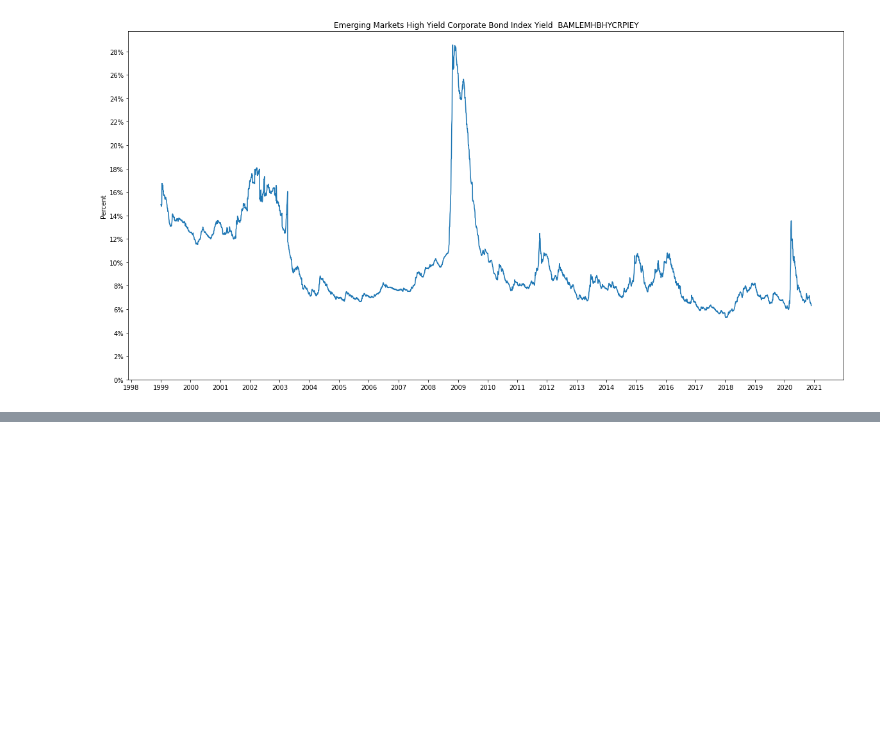
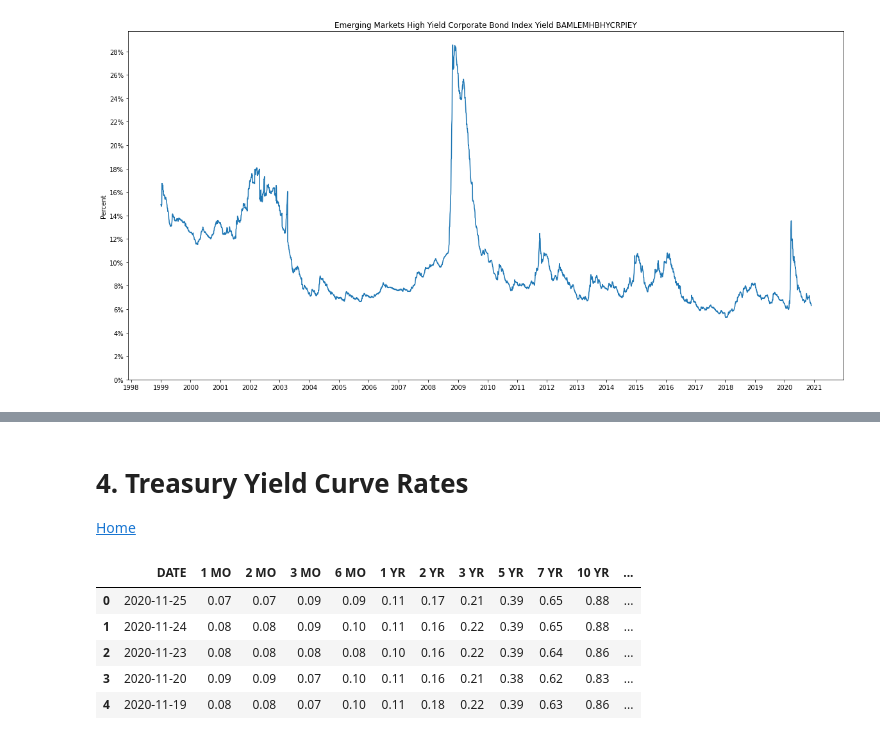
Before and after one commit to AmitSamra/Bonds, a Jupyter notebook: bonds.ipynb, the cells around one changed output, grey strips where cells are left out. Drawn from its saved outputs; the diff is of its cells as text; code cells hidden in the pictures; blank space fills up the shorter version.

```diff
--- a/bonds.ipynb
+++ b/bonds.ipynb
@@ -147,0 +218,4 @@ plt.show()
+# %% [markdown]
+# <a id='section4'>4. Treasury Yield Curve Rates</a>
+
+<a href='#home'>Home</a>
@@ -147,0 +242,13 @@ plt.show()
+# %%
+# Create dataframe
+df_usty = pd.DataFrame(us_ty['dataset']['data'], columns= us_ty['dataset']['column_names'])
+df_usty = df_usty.rename(columns={'Date':'DATE'})
+df_usty['DATE'] = df_usty['DATE'].astype('datetime64[ns]')
+df_usty.head()
+# %% [output]
+|  | DATE | 1 MO | 2 MO | 3 MO | 6 MO | 1 YR | 2 YR | 3 YR | 5 YR | 7 YR | 10 YR | ... |
+| 0 | 2020-11-25 | 0.07 | 0.07 | 0.09 | 0.09 | 0.11 | 0.17 | 0.21 | 0.39 | 0.65 | 0.88 | ... |
+| 1 | 2020-11-24 | 0.08 | 0.08 | 0.09 | 0.10 | 0.11 | 0.16 | 0.22 | 0.39 | 0.65 | 0.88 | ... |
+| 2 | 2020-11-23 | 0.08 | 0.08 | 0.08 | 0.08 | 0.10 | 0.16 | 0.22 | 0.39 | 0.64 | 0.86 | ... |
+| 3 | 2020-11-20 | 0.09 | 0.09 | 0.07 | 0.10 | 0.11 | 0.16 | 0.21 | 0.38 | 0.62 | 0.83 | ... |
+| 4 | 2020-11-19 | 0.08 | 0.08 | 0.07 | 0.10 | 0.11 | 0.18 | 0.22 | 0.39 | 0.63 | 0.86 | ... |
```
Also changed, not shown: parts of 15 cells of this notebook.
